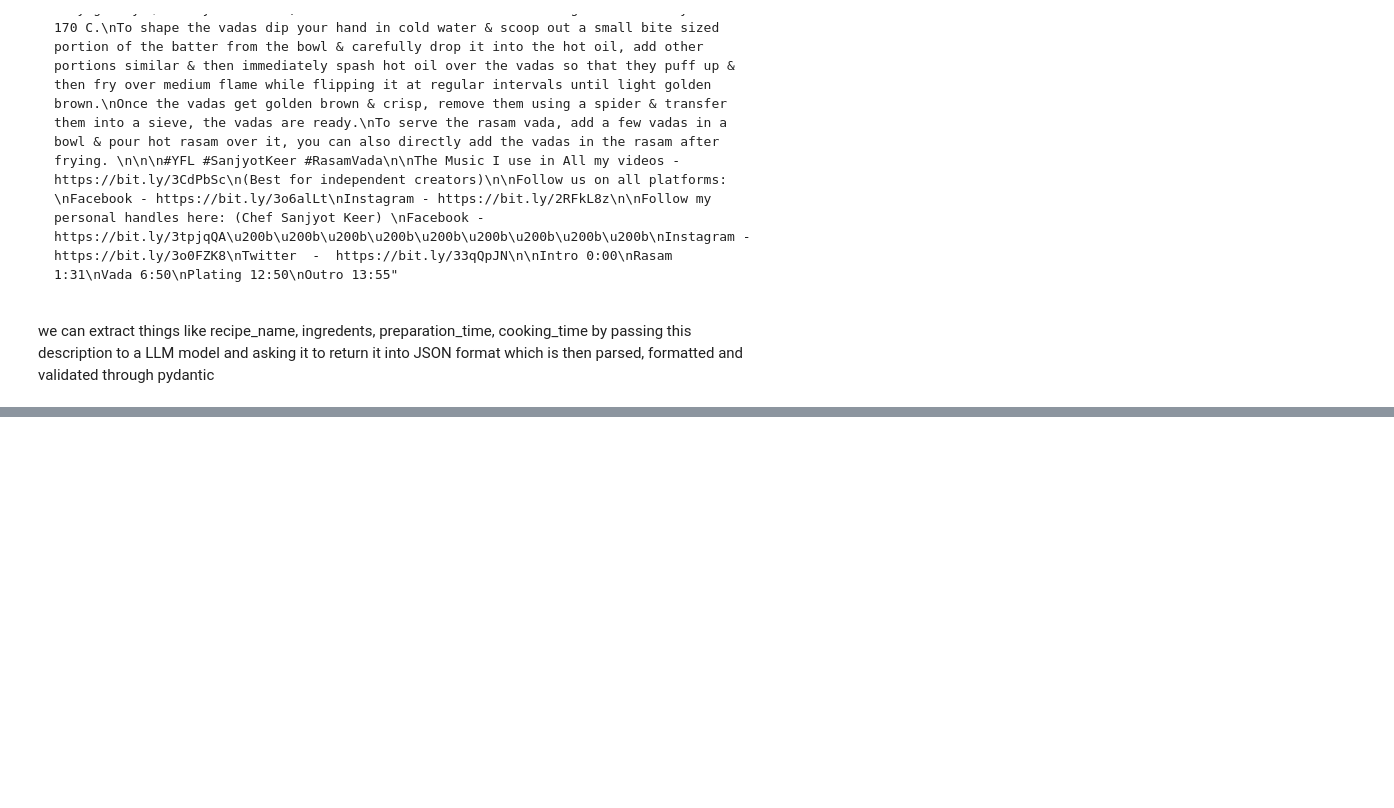
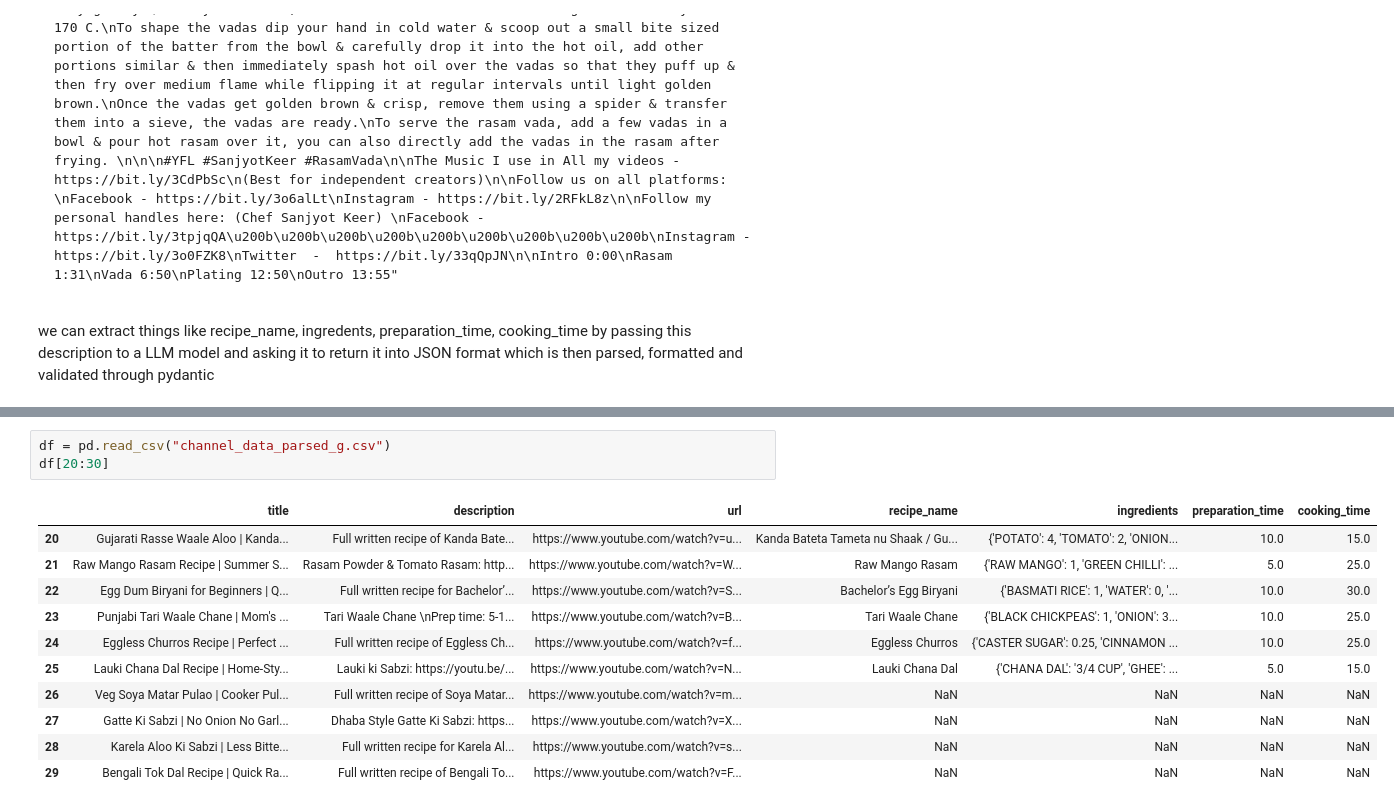
Before and after one commit to bhargavyagnik/yfl, a Jupyter notebook: data_exploration.ipynb, the cells around one changed output, grey strips where cells are left out. Drawn from its saved outputs; the diff is of its cells as text; blank space fills up the shorter version.

```diff
--- a/data_exploration.ipynb
+++ b/data_exploration.ipynb
@@ -96,0 +187,15 @@ print(result_df)
+# %%
+df = pd.read_csv("channel_data_parsed_g.csv")
+df[20:30]
+# %% [output]
+|  | title | description | url | recipe_name | ingredients | preparation_time | cooking_time |
+| 20 | Gujarati Rasse Waale Aloo | Kanda... | Full written recipe of Kanda Bate... | https://www.youtube.com/watch?v=u... | Kanda Bateta Tameta nu Shaak / Gu... | {'POTATO': 4, 'TOMATO': 2, 'ONION... | 10.0 | 15.0 |
+| 21 | Raw Mango Rasam Recipe | Summer S... | Rasam Powder & Tomato Rasam: http... | https://www.youtube.com/watch?v=W... | Raw Mango Rasam | {'RAW MANGO': 1, 'GREEN CHILLI': ... | 5.0 | 25.0 |
+| 22 | Egg Dum Biryani for Beginners | Q... | Full written recipe for Bachelor’... | https://www.youtube.com/watch?v=S... | Bachelor’s Egg Biryani | {'BASMATI RICE': 1, 'WATER': 0, '... | 10.0 | 30.0 |
+| 23 | Punjabi Tari Waale Chane | Mom's ... | Tari Waale Chane \nPrep time: 5-1... | https://www.youtube.com/watch?v=B... | Tari Waale Chane | {'BLACK CHICKPEAS': 1, 'ONION': 3... | 10.0 | 25.0 |
+| 24 | Eggless Churros Recipe | Perfect ... | Full written recipe of Eggless Ch... | https://www.youtube.com/watch?v=f... | Eggless Churros | {'CASTER SUGAR': 0.25, 'CINNAMON ... | 10.0 | 25.0 |
+| 25 | Lauki Chana Dal Recipe | Home-Sty... | Lauki ki Sabzi: https://youtu.be/... | https://www.youtube.com/watch?v=N... | Lauki Chana Dal | {'CHANA DAL': '3/4 CUP', 'GHEE': ... | 5.0 | 15.0 |
+| 26 | Veg Soya Matar Pulao | Cooker Pul... | Full written recipe of Soya Matar... | https://www.youtube.com/watch?v=m... | NaN | NaN | NaN | NaN |
+| 27 | Gatte Ki Sabzi | No Onion No Garl... | Dhaba Style Gatte Ki Sabzi: https... | https://www.youtube.com/watch?v=X... | NaN | NaN | NaN | NaN |
+| 28 | Karela Aloo Ki Sabzi | Less Bitte... | Full written recipe for Karela Al... | https://www.youtube.com/watch?v=s... | NaN | NaN | NaN | NaN |
+| 29 | Bengali Tok Dal Recipe | Quick Ra... | Full written recipe of Bengali To... | https://www.youtube.com/watch?v=F... | NaN | NaN | NaN | NaN |
```
Also changed, not shown: parts of 9 cells of this notebook.
